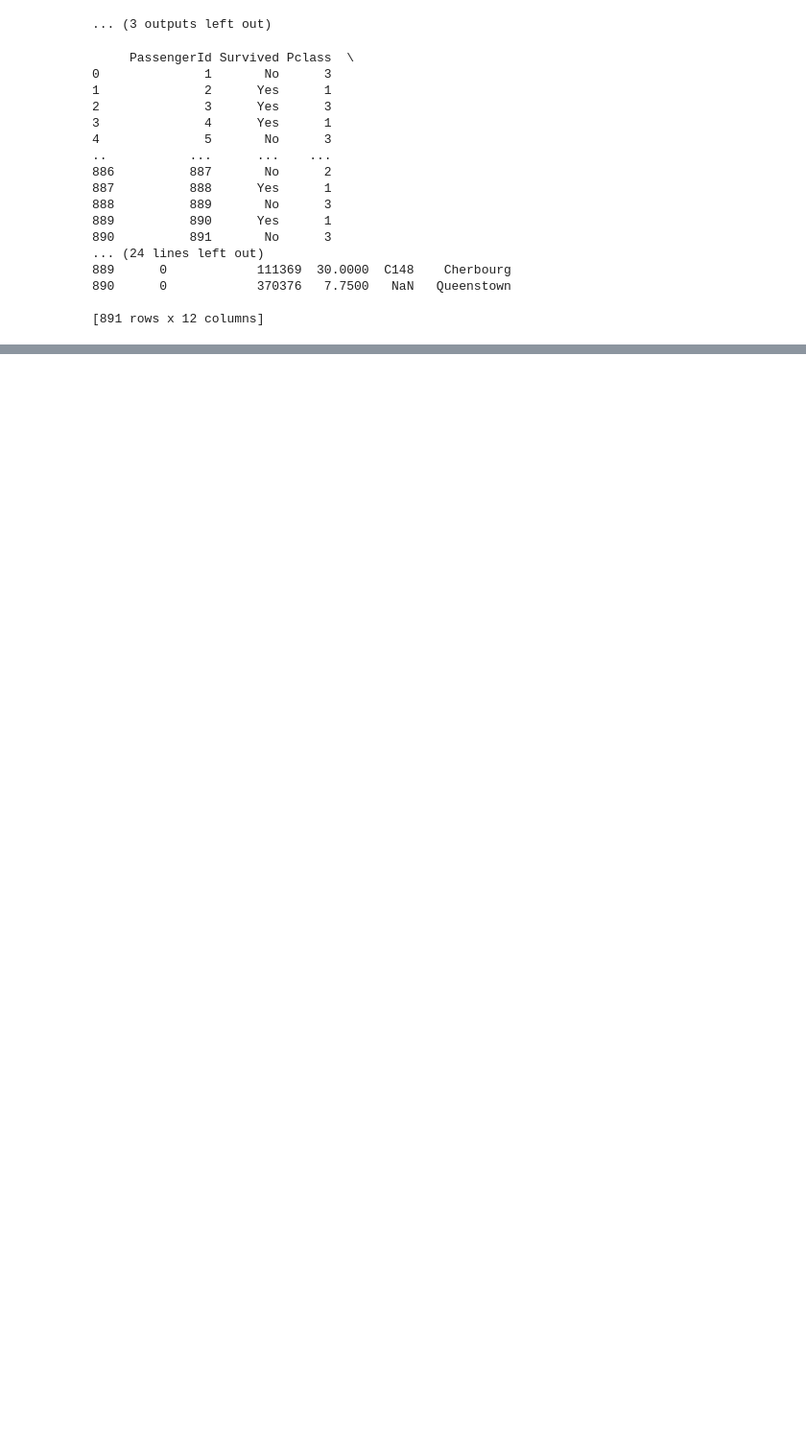
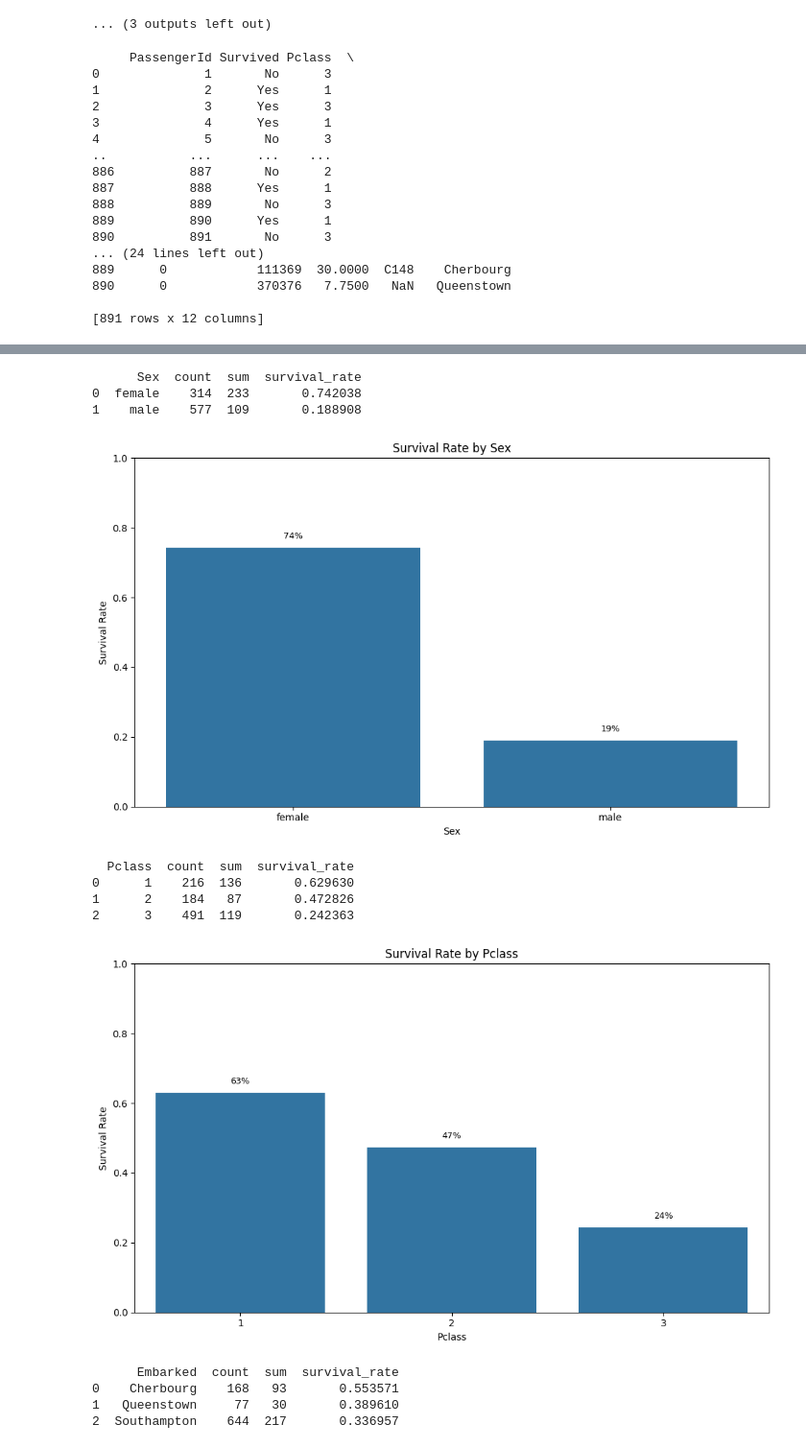
Before and after one commit to zalesol265/titanic-survival-prediction, a Jupyter notebook: notebooks/titanic_exploration.ipynb, the cells around one changed output, grey strips where cells are left out. Shown at 96% size. Drawn from its saved outputs; the diff is of its cells as text; code cells hidden in the pictures; blank space fills up the shorter version.

Commit message:
making catboost external, combining similar methods

```diff
--- a/notebooks/titanic_exploration.ipynb
+++ b/notebooks/titanic_exploration.ipynb
@@ -206,0 +112,23 @@ Fare_binned
+# %%
+# # Categorical
+survival_rate_by_groups(df, group_cols=['Sex'])
+survival_rate_by_groups(df, group_cols=['Pclass'])
+survival_rate_by_groups(df, group_cols=['Embarked'])
+
+# # Numerical (binned)
+survival_rate_by_groups(df, group_cols=['Age'], bin_col='Age', bins=6, bin_method='qcut')
+survival_rate_by_groups(df, group_cols=['Fare'], bin_col='Fare', bins=4, bin_method='qcut')
+# %% [output]
+      Sex  count  sum  survival_rate
+0  female    314  233       0.742038
+1    male    577  109       0.188908
+[figure, added]
+  Pclass  count  sum  survival_rate
+0      1    216  136       0.629630
+1      2    184   87       0.472826
+2      3    491  119       0.242363
+[figure, added]
+      Embarked  count  sum  survival_rate
+0    Cherbourg    168   93       0.553571
+1   Queenstown     77   30       0.389610
+2  Southampton    644  217       0.336957
```
Also changed, not shown: parts of 9 cells of this notebook, 1 other file.
